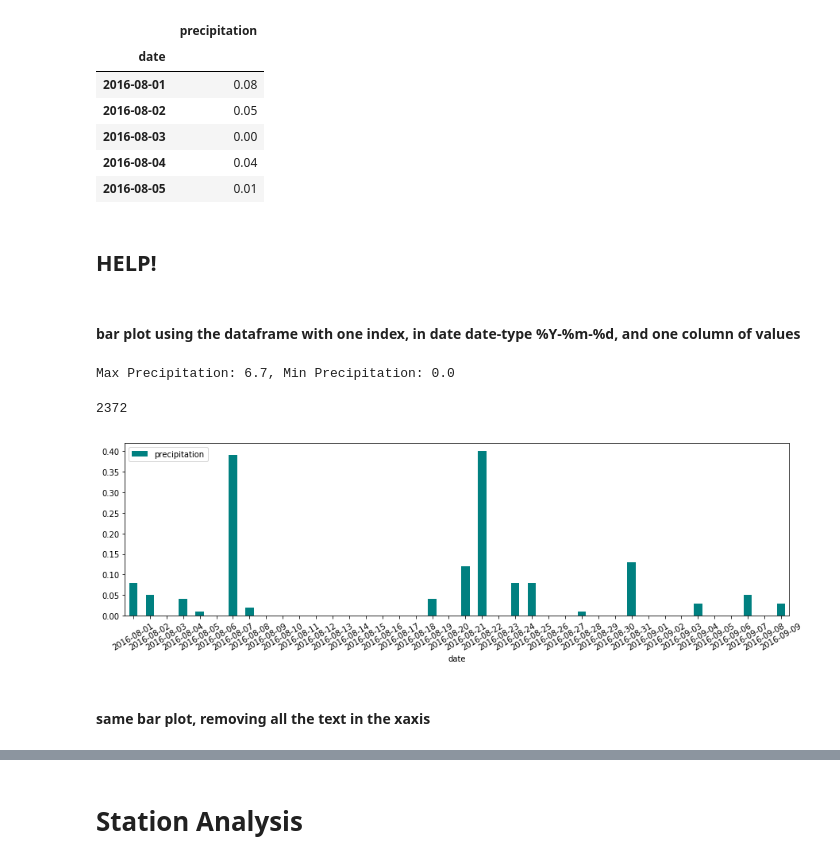
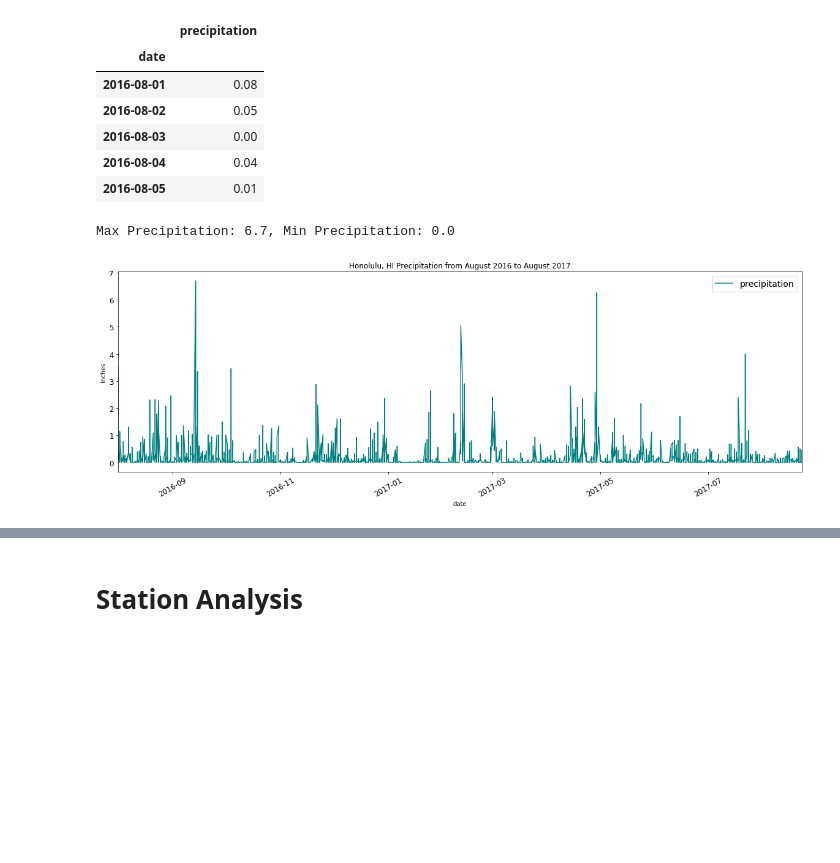
Before and after one commit to buitron/Honolulu_climate_analysis, a Jupyter notebook: solution/notebooks/climate_analysis.ipynb, the cells around one changed output, grey strips where cells are left out. Saved outputs shown, nothing was run; the diff lists cells and outputs as text; code cells hidden in the pictures; blank space fills up the shorter version.

```diff
--- a/solution/notebooks/climate_analysis.ipynb
+++ b/solution/notebooks/climate_analysis.ipynb
@@ -7,7 +7,7 @@ from sqlalchemy.ext.automap import automap_base
 
 import matplotlib.pyplot as plt
 # %%
-engine = create_engine('sqlite:///../resources/database/hawaii.sqlite')
+engine = create_engine('sqlite:///../../resources/database/hawaii.sqlite')
 # %%
 inspector_gadget = inspect(engine)
 # %%
@@ -71,21 +71,15 @@ prec_df.head()
 | 2016-08-03 | 0.00 |
 | 2016-08-04 | 0.04 |
 | 2016-08-05 | 0.01 |
-# %% [markdown]
-## HELP!
-# %% [markdown]
-#### bar plot using the dataframe with one index, in date date-type %Y-%m-%d,  and one column of values
 # %%
 print(f"Max Precipitation: {prec_df.precipitation.max()}, Min Precipitation: {prec_df.precipitation.min()}")
 # %% [output]
 Max Precipitation: 6.7, Min Precipitation: 0.0
-# %%
-len(prec_df)
-# %% [output]
-2372
 # %%
-prec_df[:40].plot.bar(figsize=(15,4), rot=30, color='teal')
-plt.legend(loc=2)
+prec_df.plot(figsize=(20,6), rot=30, color='teal', x_compat=True, fontsize=12)
+plt.legend(loc=1, prop={'size': 14})
+plt.title('Honolulu, HI Precipitation from August 2016 to August 2017')
+plt.ylabel('Inches')
 plt.show()
 # %% [output]
-[figure, old version]
+[figure, new version]
@@ -101,2 +85,0 @@ plt.show()
-# %% [markdown]
-#### same bar plot, removing all the text in the xaxis
```
Also changed, not shown: parts of 10 cells of this notebook, 8 other files.
